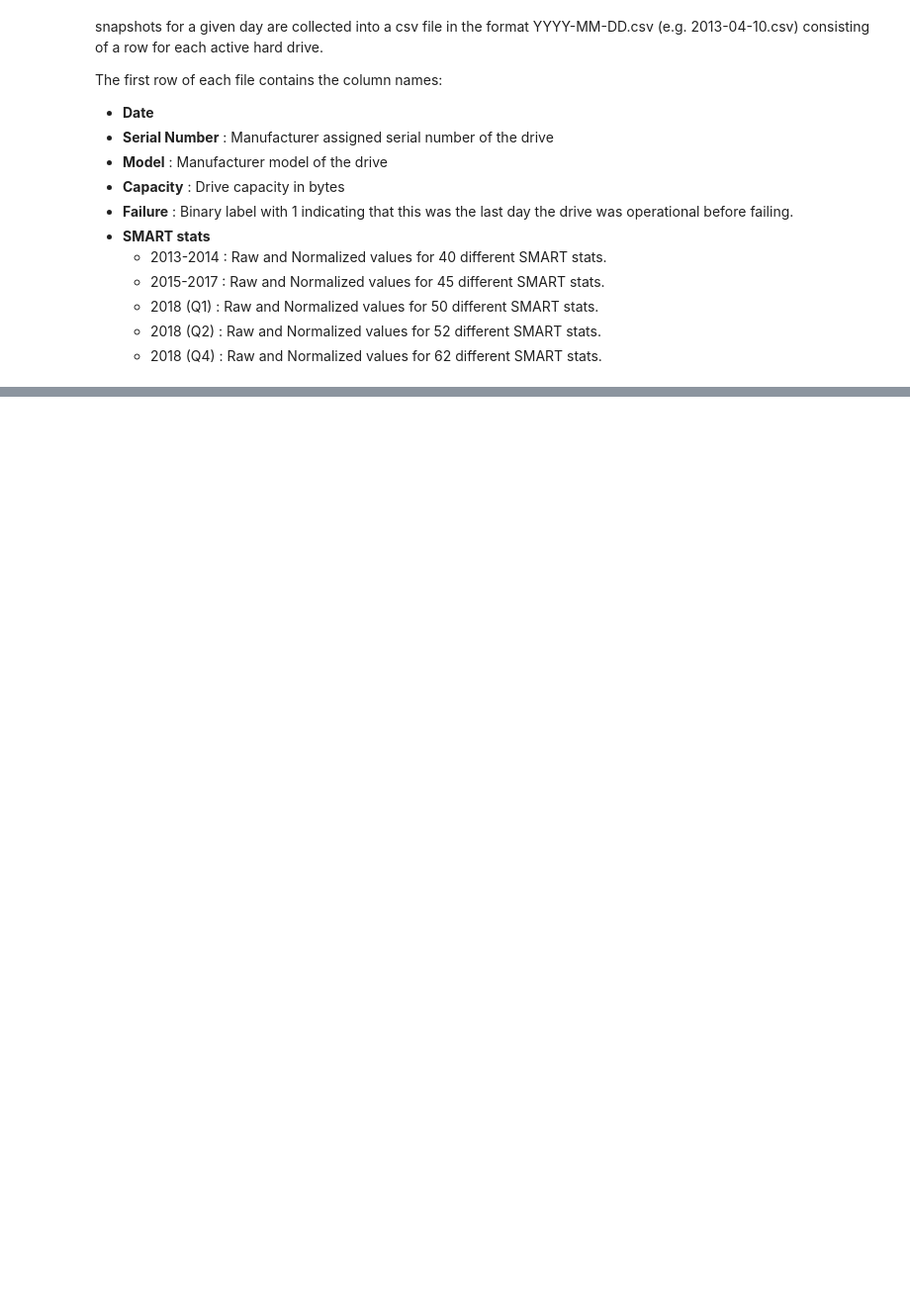
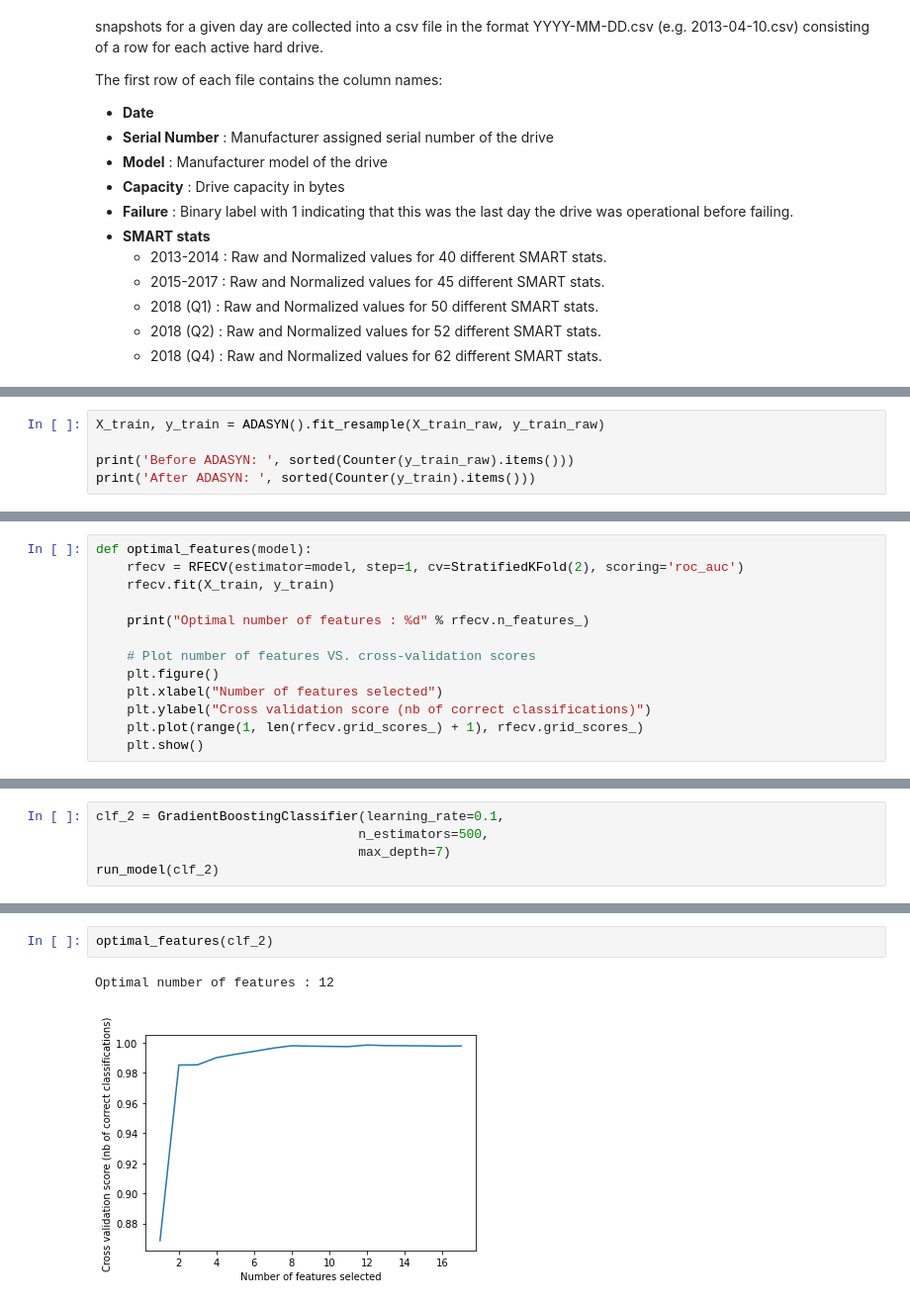
Before and after one commit to Kuebic/Thinkful, a Jupyter notebook: 22_SL_Capstone/22.2b_Capstone_Report.ipynb, the cells around one changed output, grey strips where cells are left out. Shown: that part at 99% size. Saved outputs shown, nothing was run; the diff lists cells and outputs as text; blank space fills up the shorter version.

```diff
--- a/22_SL_Capstone/22.2b_Capstone_Report.ipynb
+++ b/22_SL_Capstone/22.2b_Capstone_Report.ipynb
@@ -59,0 +141,5 @@ The first row of each file contains the column names:
+# %%
+X_train, y_train = ADASYN().fit_resample(X_train_raw, y_train_raw)
+
+print('Before ADASYN: ', sorted(Counter(y_train_raw).items()))
+print('After ADASYN: ', sorted(Counter(y_train).items()))
@@ -59,0 +152,13 @@ The first row of each file contains the column names:
+# %%
+def optimal_features(model):
+    rfecv = RFECV(estimator=model, step=1, cv=StratifiedKFold(2), scoring='roc_auc')
+    rfecv.fit(X_train, y_train)
+
+    print("Optimal number of features : %d" % rfecv.n_features_)
+
+    # Plot number of features VS. cross-validation scores
+    plt.figure()
+    plt.xlabel("Number of features selected")
+    plt.ylabel("Cross validation score (nb of correct classifications)")
+    plt.plot(range(1, len(rfecv.grid_scores_) + 1), rfecv.grid_scores_)
+    plt.show()
@@ -59,0 +502,5 @@ The first row of each file contains the column names:
+# %%
+clf_2 = GradientBoostingClassifier(learning_rate=0.1,
+                                  n_estimators=500,
+                                  max_depth=7)
+run_model(clf_2)
@@ -59,0 +528,5 @@ The first row of each file contains the column names:
+# %%
+optimal_features(clf_2)
+# %% [output]
+Optimal number of features : 12
+[figure, added]
```
Also changed, not shown: parts of 44 cells of this notebook, 1 other file.
